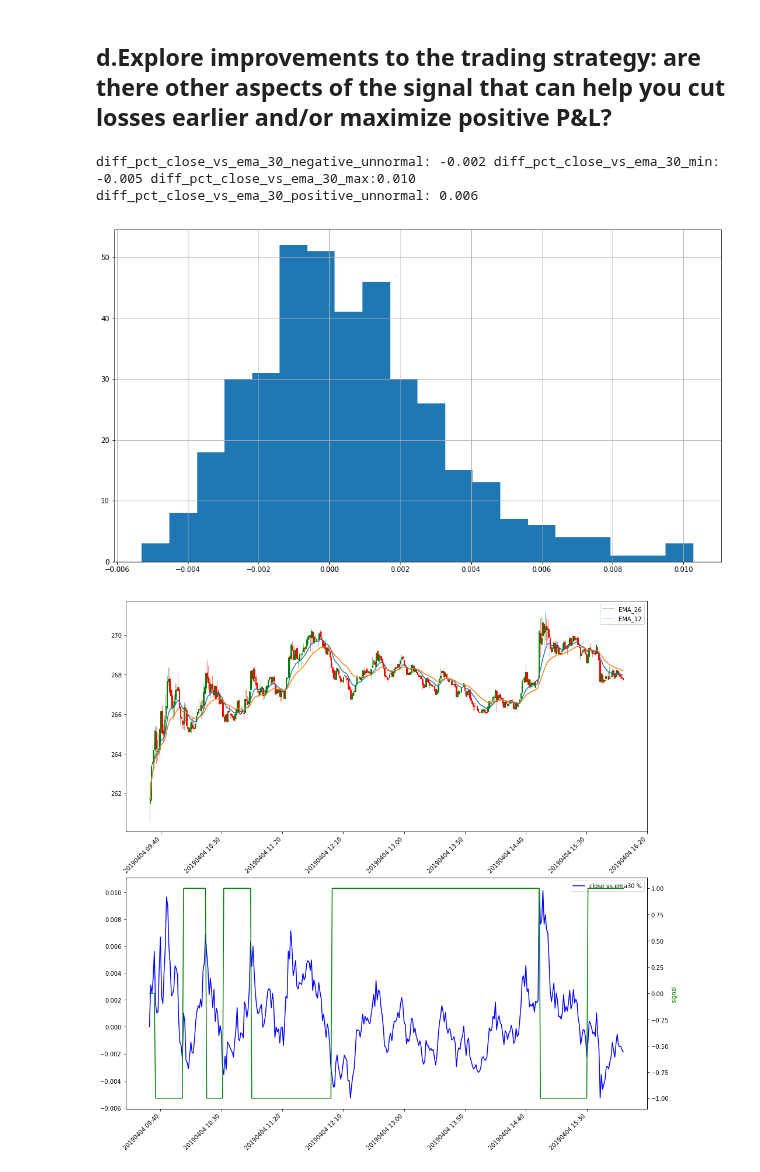
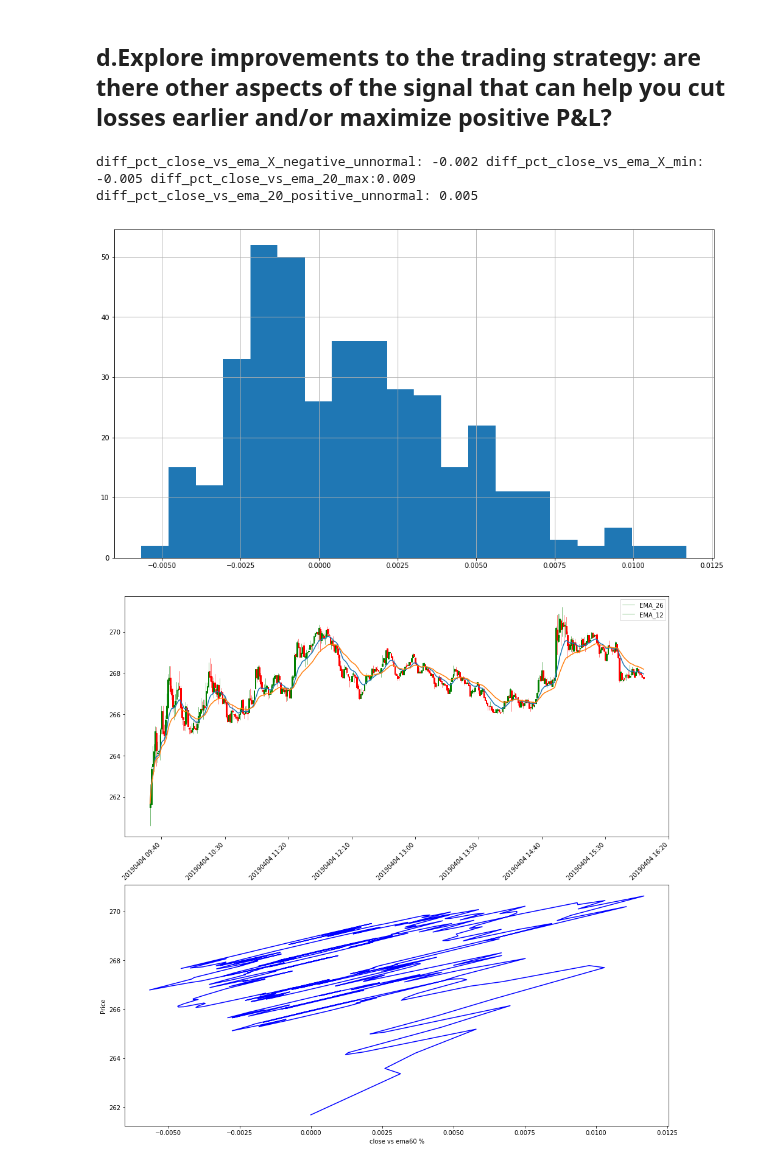
Before and after one commit to franklili3/Python-for-Finance-Engineering, a Jupyter notebook: homework2/homework2.ipynb, the cells around one changed output. Cells and saved outputs as stored; diff of their text form; code cells hidden in the pictures.

Commit message:
draw scatter picture of prime strategy

```diff
--- a/homework2/homework2.ipynb
+++ b/homework2/homework2.ipynb
@@ -413,21 +413,21 @@ Win rate: 75.00
 # %% [markdown]
 ## d.Explore improvements to the trading strategy: are there other aspects of the signal that can help you cut losses earlier and/or maximize positive P&L?
 # %%
-# calculate 120 minutes EMAs
-
-ema_30 = stock_data['close'].ewm(span=30).mean()
-# cal the difference between close and ema30
-diff_pct_close_vs_ema_30 = (stock_data['close'] - ema_30)/ ema_30
-diff_pct_close_vs_ema_30_mean = diff_pct_close_vs_ema_30.mean()
-diff_pct_close_vs_ema_30_std = diff_pct_close_vs_ema_30.std()
-diff_pct_close_vs_ema_30_negative_unnormal = diff_pct_close_vs_ema_30_mean - 1 * diff_pct_close_vs_ema_30_std
-diff_pct_close_vs_ema_30_positive_unnormal = diff_pct_close_vs_ema_30_mean + 2 * diff_pct_close_vs_ema_30_std
-diff_pct_close_vs_ema_30_max = diff_pct_close_vs_ema_30.max()
-diff_pct_close_vs_ema_30_min = diff_pct_close_vs_ema_30.min()
-diff_pct_close_vs_ema_30.hist(bins=20,figsize=(16,9))
-print('diff_pct_close_vs_ema_30_negative_unnormal: {0:.3f} diff_pct_close_vs_ema_30_min: {1:.3f} diff_pct_close_vs_ema_30_max:{2:.3f} diff_pct_close_vs_ema_30_positive_unnormal: {3:.3f}'.format(diff_pct_close_vs_ema_30_negative_unnormal, diff_pct_close_vs_ema_30_min, diff_pct_close_vs_ema_30_max, diff_pct_close_vs_ema_30_positive_unnormal))
+# calculate 15 minutes EMAs
+X = 60
+ema_X = stock_data['close'].ewm(span = X).mean()
+# cal the difference between close and emaX
+diff_pct_close_vs_ema_X = (stock_data['close'] - ema_X)/ ema_X
+diff_pct_close_vs_ema_X_mean = diff_pct_close_vs_ema_X.mean()
+diff_pct_close_vs_ema_X_std = diff_pct_close_vs_ema_X.std()
+diff_pct_close_vs_ema_X_negative_unnormal = diff_pct_close_vs_ema_X_mean - 1 * diff_pct_close_vs_ema_X_std
+diff_pct_close_vs_ema_X_positive_unnormal = diff_pct_close_vs_ema_X_mean + 2 * diff_pct_close_vs_ema_X_std
+diff_pct_close_vs_ema_X_max = diff_pct_close_vs_ema_X.max()
+diff_pct_close_vs_ema_X_min = diff_pct_close_vs_ema_X.min()
+diff_pct_close_vs_ema_X.hist(bins=20,figsize=(16,9))
+print('diff_pct_close_vs_ema_X_negative_unnormal: {0:.3f} diff_pct_close_vs_ema_X_min: {1:.3f} diff_pct_close_vs_ema_20_max:{2:.3f} diff_pct_close_vs_ema_20_positive_unnormal: {3:.3f}'.format(diff_pct_close_vs_ema_20_negative_unnormal, diff_pct_close_vs_ema_20_min, diff_pct_close_vs_ema_20_max, diff_pct_close_vs_ema_20_positive_unnormal))
 # %% [output]
-diff_pct_close_vs_ema_30_negative_unnormal: -0.002 diff_pct_close_vs_ema_30_min: -0.005 diff_pct_close_vs_ema_30_max:0.010 diff_pct_close_vs_ema_30_positive_unnormal: 0.006
+diff_pct_close_vs_ema_X_negative_unnormal: -0.002 diff_pct_close_vs_ema_X_min: -0.005 diff_pct_close_vs_ema_20_max:0.009 diff_pct_close_vs_ema_20_positive_unnormal: 0.005
-[figure, old version]
+[figure, new version]
 # %%
 import math as ma
@@ -470,43 +470,45 @@ ax1.plot(index_int, ema_12.values)
 ax1.plot(index_int, ema_26.values)
 ax1.legend(['EMA_26', 'EMA_12'])
 
-ax2.plot(index_int, diff_pct_close_vs_ema_30, "b-")
-ax2.legend(['close vs ema30 %'])
+ax2.plot(diff_pct_close_vs_ema_X, stock_data['close'], "b-")
+ax2.set_xlabel('close vs ema{0:d} %'.format(X))
+ax2.set_ylabel('Price')
+#ax2.legend(['close vs ema{0:d} %'.format(X)])
 
 class MyFormatter(Formatter):
             def __init__(self, dates, fmt='%Y%m%d %H:%M'):
                 self.dates = dates
                 self.fmt = fmt
 
             def __call__(self, x, pos=0):
                 'Return the label for time x at position pos'
                 ind = int(np.round(x))
                 #ind就是x轴的刻度数值，不是日期的下标
 
                 return dates.num2date( ind/1440).strftime(self.fmt)
 
 formatter = MyFormatter(index_int)
 ax1.xaxis.set_major_formatter(formatter)
-ax2.xaxis.set_major_formatter(formatter)
+#ax2.xaxis.set_major_formatter(formatter)
 
 for label in ax1.get_xticklabels():
             label.set_rotation(45)
             label.set_horizontalalignment('right')
-for label in ax2.get_xticklabels():
-            label.set_rotation(45)
-            label.set_horizontalalignment('right')
-ax3 = ax2.twinx()    # mirror the ax2
-ax3.plot(index_int, signal2, 'g-')
-ax3.set_ylabel('signal', color='g')
+#for label in ax2.get_xticklabels():
+#            label.set_rotation(45)
+#            label.set_horizontalalignment('right')
+#ax3 = ax2.twinx()    # mirror the ax2
+#ax3.plot(index_int, stock_data['close'], 'g-')
+#ax3.set_ylabel('Price', color='g')
 plt.show()
 #ax2.xaxis.set_major_locator(dates.DayLocator(interval=5))
 #ax2.xaxis.set_major_formatter(dates.DateFormatter('%m-%d-%y'))
 
 #fig.tight_layout()
 #fig.autofmt_xdate()
 #fig.suptitle("MACD")
 # %% [output]
-[figure, old version]
+[figure, new version]
 # %%
 # now let's accumulate some P&L
 position = 0
```
Also changed, not shown: parts of 3 cells of this notebook.
